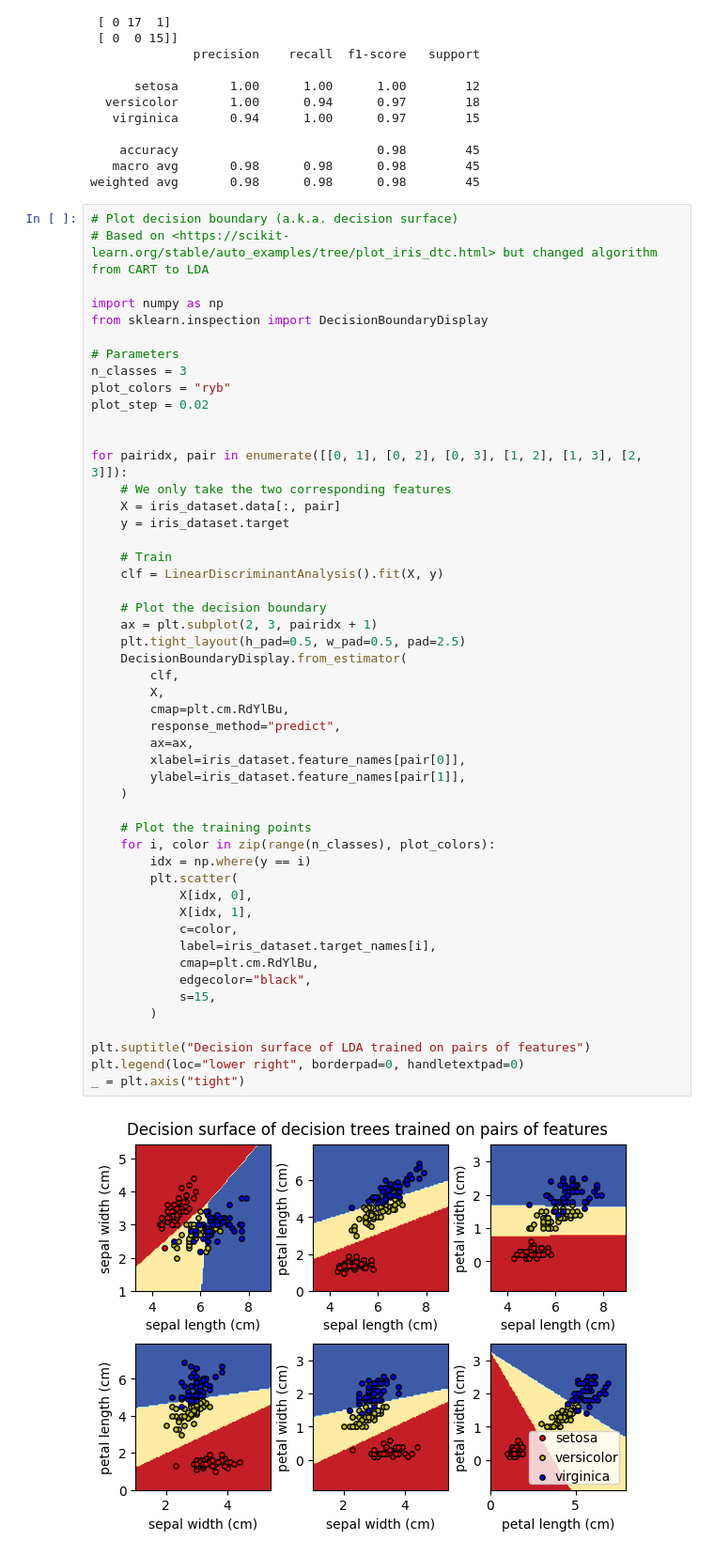
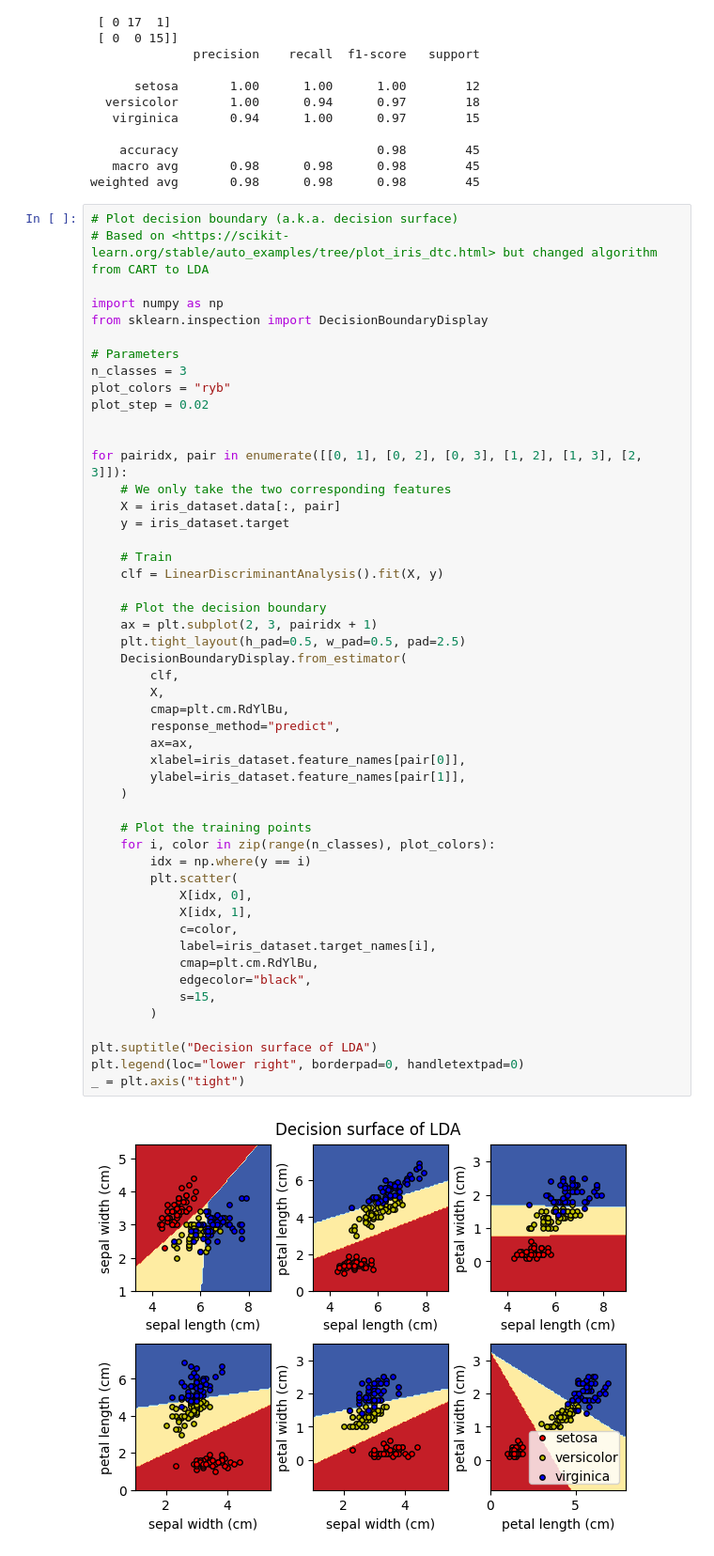
Before and after one commit to PauliusU/PP4-supervised-learning, a Jupyter notebook: PP4_supervised_learning.ipynb, the cells around one changed output. Shown: that part at 94% size. Saved outputs shown, nothing was run; the diff lists cells and outputs as text.

```diff
--- a/PP4_supervised_learning.ipynb
+++ b/PP4_supervised_learning.ipynb
@@ -341,32 +334,32 @@ for pairidx, pair in enumerate([[0, 1], [0, 2], [0, 3], [1, 2], [1, 3], [2, 3]])
 
     # Plot the decision boundary
     ax = plt.subplot(2, 3, pairidx + 1)
     plt.tight_layout(h_pad=0.5, w_pad=0.5, pad=2.5)
     DecisionBoundaryDisplay.from_estimator(
         clf,
         X,
         cmap=plt.cm.RdYlBu,
         response_method="predict",
         ax=ax,
         xlabel=iris_dataset.feature_names[pair[0]],
         ylabel=iris_dataset.feature_names[pair[1]],
     )
 
     # Plot the training points
     for i, color in zip(range(n_classes), plot_colors):
         idx = np.where(y == i)
         plt.scatter(
             X[idx, 0],
             X[idx, 1],
             c=color,
             label=iris_dataset.target_names[i],
             cmap=plt.cm.RdYlBu,
             edgecolor="black",
             s=15,
         )
 
-plt.suptitle("Decision surface of LDA trained on pairs of features")
+plt.suptitle("Decision surface of LDA")
 plt.legend(loc="lower right", borderpad=0, handletextpad=0)
 _ = plt.axis("tight")
 # %% [output]
-[figure, old version]
+[figure, new version]
```
Also changed, not shown: parts of 1 cell of this notebook.
